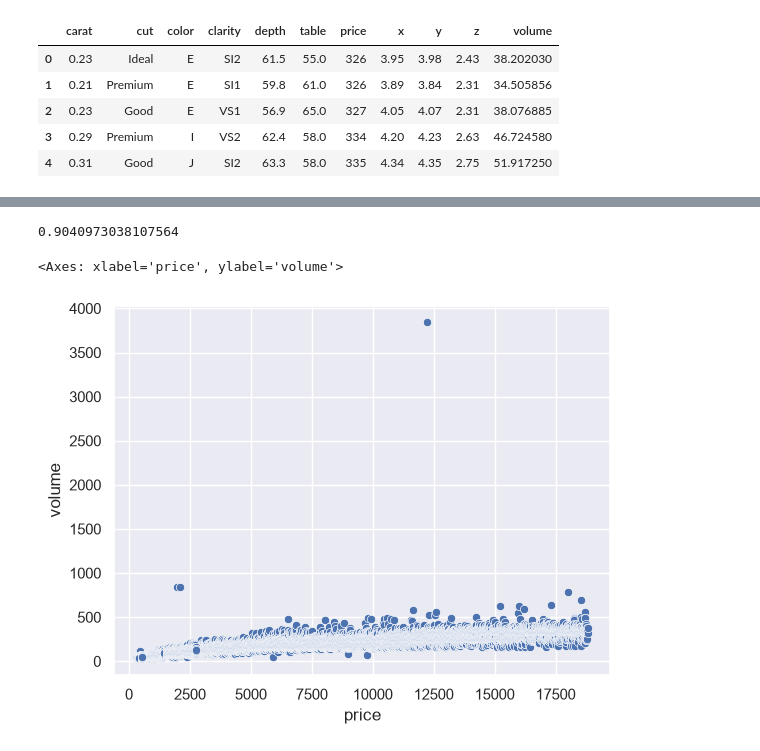
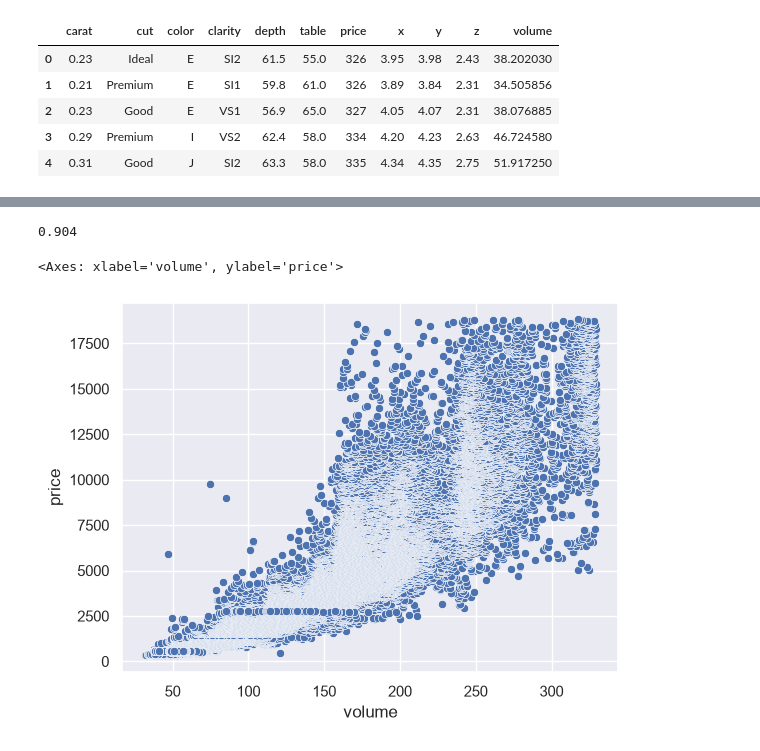
Before and after one commit to amnarashid14/EDA-Project, a Jupyter notebook: code.ipynb, the cells around one changed output, grey strips where cells are left out. Cells and saved outputs as stored; diff of their text form; code cells hidden in the pictures.

```diff
--- a/code.ipynb
+++ b/code.ipynb
@@ -115,0 +144,10 @@ plt.bar(df["carat"], df["price"])
+# %%
+df["carat_group"] = pd.cut(df["carat"], bins=[0, 1, 2, 3, 4, 5])
+avg = df.groupby("carat_group", observed=True)["price"].mean()
+
+plt.figure(figsize=(8, 5))
+plt.bar(avg.index.astype(str), avg.values, color="seagreen", edgecolor="white")
+plt.xlabel("Carat ")
+plt.ylabel("Average price")
+plt.title("Average Price by Carat Range")
+plt.show()
@@ -132,11 +192,13 @@ plt.show()
 # %%
-q1 = df["volume"].quantile(0.25)
-q3 = df["volume"].quantile(0.75)
 
-iqr = q3 -q1
-high = q3 + 1.5 * iqr
+q1_v = df["volume"].quantile(0.25)
+q3_v = df["volume"].quantile(0.75)
 
-outliers = df[df["volume"] > high]
-print(f"Number of Outliers : {len(outliers)}")
-outliers.sort_values("volume", ascending=False).head()
+iqr_v = q3_v - q1_v
+high_v = q3_v + 1.5 * iqr_v
+print("Q1:", q1_v, " Q3:", q3_v, " IQR:", round(iqr_v, 1))
+print("Above", round(high_v, 1), "is an outlier")
+outliers_v = df[df["volume"] > high_v]
+print(f"Number of Outliers in Volume: {len(outliers_v)}")
+outliers_v.sort_values("volume", ascending=False).head()
 # %% [output]
@@ -171,9 +269,14 @@ Number of outliers: 3520
 # %%
 # find relation between prices and volume
-print(df["volume"].corr(df["price"]))
+vol_corr_price = df["volume"].corr(df["price"]).round(3)
+print(vol_corr_price)
 
-sns.scatterplot(data=df, x="price", y="volume" )
+#with outliers
+# sns.scatterplot(data=df, x="volume", y="price" )
+
+#without outliers
+sns.scatterplot(data=df[df["volume"]<high_v], x="volume", y="price")
 # %% [output]
-0.9040973038107564
+0.904
-<Axes: xlabel='price', ylabel='volume'>
+<Axes: xlabel='volume', ylabel='price'>
-[figure, old version]
+[figure, new version]
```
Also changed, not shown: parts of 31 cells of this notebook.
